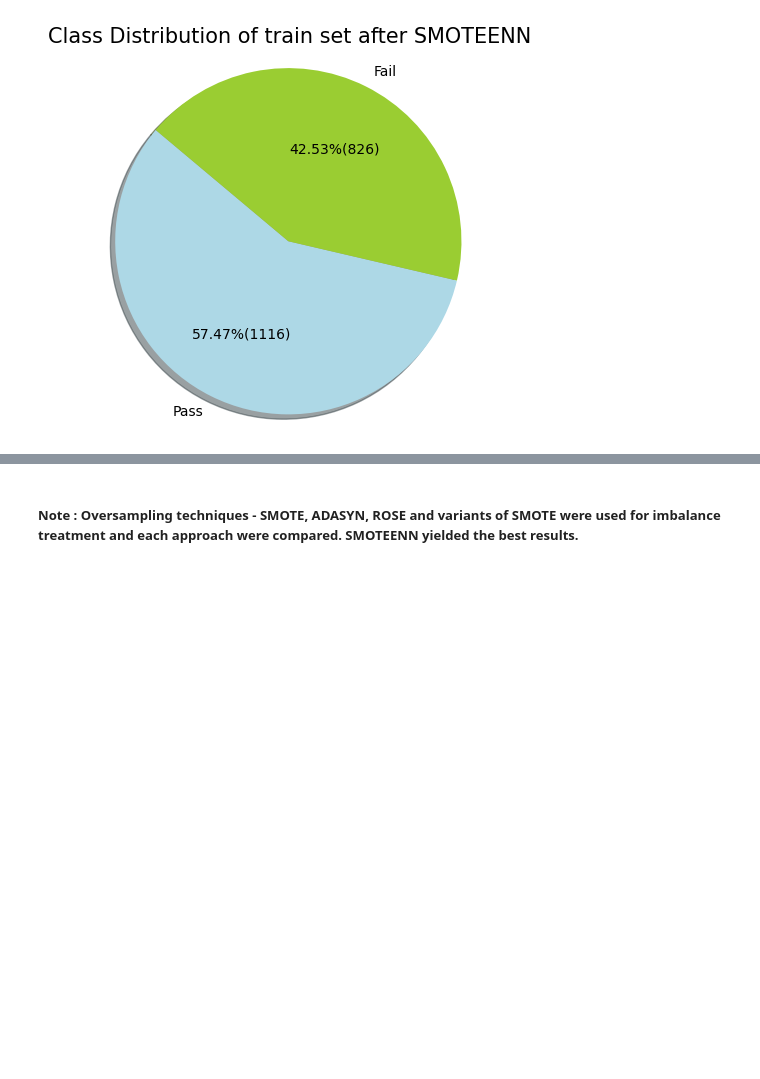
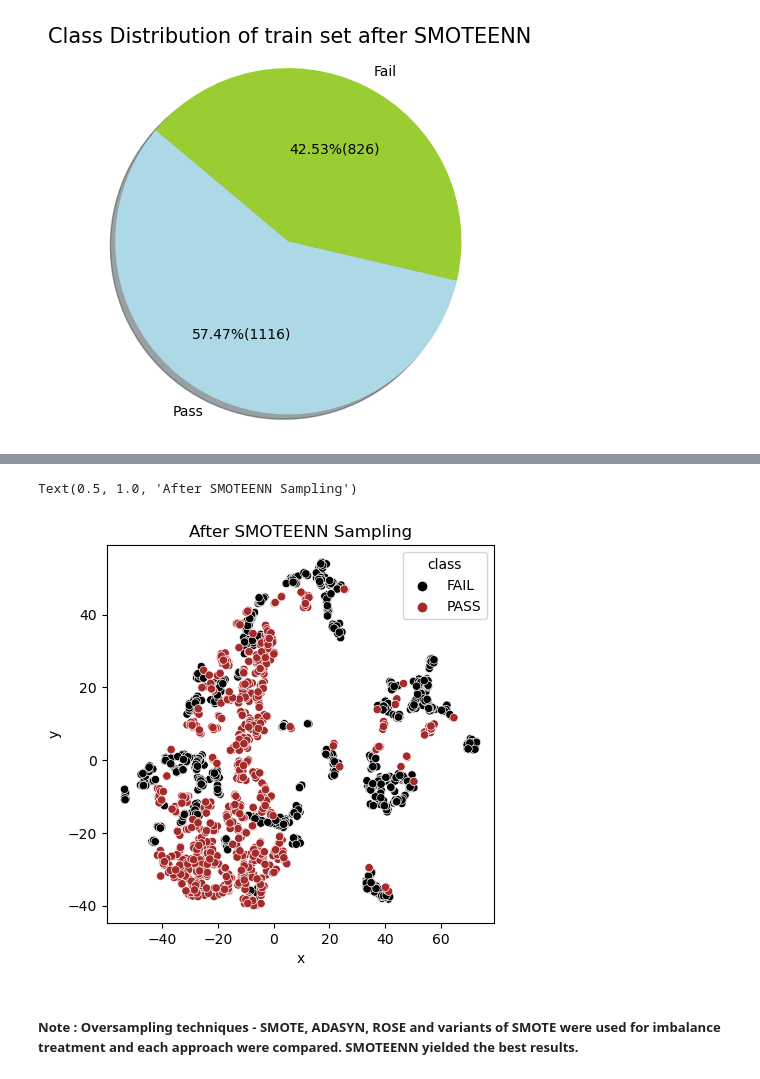
Before and after one commit to Landschy/datamining-htw, a Jupyter notebook: scripts/Presentation3.ipynb, the cells around one changed output, grey strips where cells are left out. Cells and saved outputs as stored; diff of their text form; code cells hidden in the pictures; blank space fills up the shorter version.

```diff
--- a/scripts/Presentation3.ipynb
+++ b/scripts/Presentation3.ipynb
@@ -936,3 +969,25 @@ ClassDistributionGraph(y_resampled, 'Class Distribution of train set after SMOTE
+# %%
+y_temp_after = y_resampled.replace({"PASS": 0, "FAIL" :1})
+
+
+X_tsne_after = X_resampled.merge(y_temp_after, left_index= True, right_index= True)
+tsne_features_after = tsne.fit_transform(X_tsne_after)
+tsne_features_after = pd.DataFrame(tsne_features_after, columns=['x','y'])
+# %%
+X_tsne_after['class'] = X_tsne_after['class'].replace({0: "PASS", 1: "FAIL"})
+
+color_dict = dict({'PASS':'brown',
+                  'FAIL':'black'
+                  })
+
+sns.scatterplot(data = tsne_features_after ,
+                x='x' , y='y',
+                hue= X_tsne_after['class'],
+                legend= True,
+                palette= color_dict , cmap= True ).set_title("After SMOTEENN Sampling")
+# %% [output]
+Text(0.5, 1.0, 'After SMOTEENN Sampling')
+[figure, added]
 # %% [markdown]
 ##### Note :  Oversampling techniques - SMOTE, ADASYN, ROSE and variants of SMOTE were used for imbalance treatment and each approach were compared. SMOTEENN yielded the best results.
 # %% [markdown]
```
Also changed, not shown: parts of 8 cells of this notebook.
